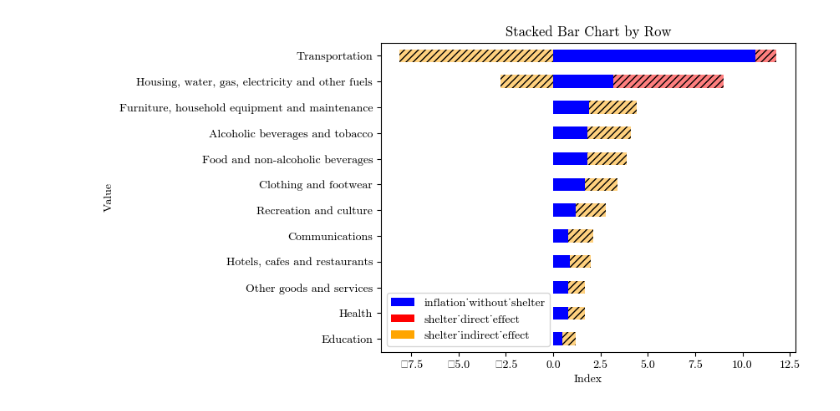
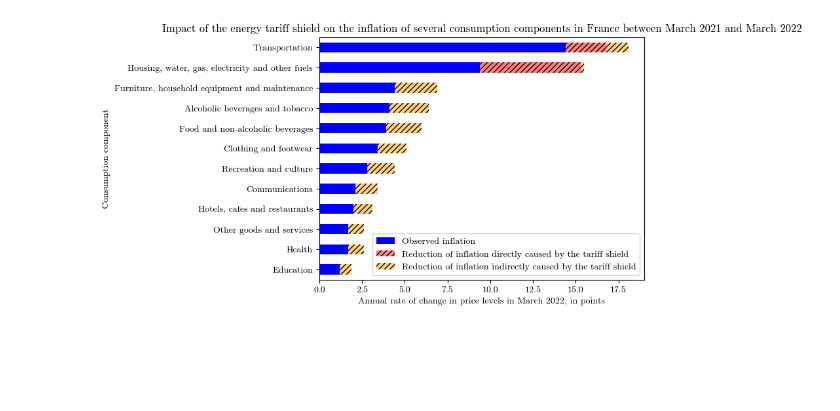
Before and after one commit to rm951/memoireESCP, a Jupyter notebook: figure9.ipynb, the cells around one changed output. Cells and saved outputs as stored; diff of their text form; code cells hidden in the pictures; blank space fills up the shorter version.

Commit message:
figure 9

```diff
--- a/figure9.ipynb
+++ b/figure9.ipynb
@@ -5,15 +6,21 @@ df = pd.read_excel("https://www.insee.fr/fr/statistiques/fichier/6524161/ia75.xl
 # %%
 
-df = df.rename(columns={'Unnamed: 0': 'long_coicop', 'Effet total.1': 'inflation_with_shelter', 'Effet total': 'inflation_without_shelter'})
+df = df.rename(columns={'Unnamed: 0': 'long_coicop',
+               'Effet total.1': 'inflation_with_shelter', 'Effet total': 'inflation_without_shelter'})
 df = df.set_index('long_coicop')
-df = df.drop(["  électricité, gaz et autres combustibles","  dépenses d'utilisation de véhicules"])
+df = df.drop(["  électricité, gaz et autres combustibles",
+             "  dépenses d'utilisation de véhicules"])
 # %%
-df['shelter_effect'] = df['inflation_without_shelter'] - df['inflation_with_shelter']
-df['shelter_direct_effect'] = df['Effet direct.1'] - df['inflation_without_shelter']
-df['shelter_indirect_effect'] = df['Effet indirect.1'] - df['inflation_without_shelter']
+df['shelter_effect'] = df['inflation_without_shelter'] - \
+    df['inflation_with_shelter']
+df['shelter_direct_effect'] = df['Effet direct.1'] - \
+    df['Effet direct']
+df['shelter_indirect_effect'] = df['Effet indirect.1'] - \
+    df['Effet indirect']
 # %%
 
-df = df.drop(['Unnamed: 1', 'Effet direct', 'Effet indirect', 'Effet direct.1', 'Effet indirect.1'], axis=1)
+df = df.drop(['Unnamed: 1', 'Effet direct', 'Effet indirect',
+             'Effet direct.1', 'Effet indirect.1'], axis=1)
 # %%
 # Create a list of values for the "coicop" column
 coicop_values = ['CP{:02d}'.format(i) for i in range(1, len(df)+1)]
@@ -42,30 +49,43 @@ df = df.rename(index=translations)
 # %%
 
 df = df.sort_values(by="inflation_with_shelter")
-df = df.drop(["inflation_with_shelter", "shelter_effect"], axis=1)
+df = df.drop(["inflation_without_shelter", "shelter_effect"], axis=1)
 # %%
 import matplotlib.pyplot as plt
 
 plt.rcParams['font.family'] = 'cmr10'
 
-# Create a stacked bar chart by row
-ax = df.plot(kind='barh', stacked=True, color={"inflation_without_shelter":"blue","shelter_direct_effect" : "red", "shelter_indirect_effect": "orange"})
+col_names = {'inflation_with_shelter': 'Observed inflation',
+             'shelter_direct_effect': 'Reduction of inflation directly caused by the tariff shield',
+             'shelter_indirect_effect': 'Reduction of inflation indirectly caused by the tariff shield'}
+
+# Create the stacked bar chart and assign the colors based on the column names
+ax = df.plot(kind='barh', stacked=True, color={
+             'inflation_with_shelter': 'blue',
+             'shelter_direct_effect': 'red',
+             'shelter_indirect_effect': 'orange'})
 
 # Add hatches to the corresponding bars
 for patch in ax.patches:
     if patch.get_facecolor() == (1.0, 0.0, 0.0, 1.0):  # red for shelter_direct_effect
         patch.set_hatch('////')
         patch.set_alpha(0.5)
     elif patch.get_facecolor() == (1.0, 0.6470588235294118, 0.0, 1.0):  # orange for shelter_indirect_effect
         patch.set_hatch('////')
         patch.set_alpha(0.5)
 
 # Add axis labels and title
-ax.set_xlabel('Index')
-ax.set_ylabel('Value')
-ax.set_title('Stacked Bar Chart by Row')
+ax.set_xlabel('Annual rate of change in price levels in March 2022, in points')
+ax.set_ylabel('Consumption component')
+ax.set_title('Impact of the energy tariff shield on the inflation of several consumption components in France between March 2021 and March 2022')
+
+
+# Create a new legend and set the labels using the column name dictionary
+handles, labels = ax.get_legend_handles_labels()
+new_labels = [col_names[label] for label in labels]
+ax.legend(handles, new_labels)
 
 # Show the chart
 plt.show()
 # %% [output]
-[figure, old version]
+[figure, new version]
```
Also changed, not shown: parts of 1 cell of this notebook, 1 other file.
